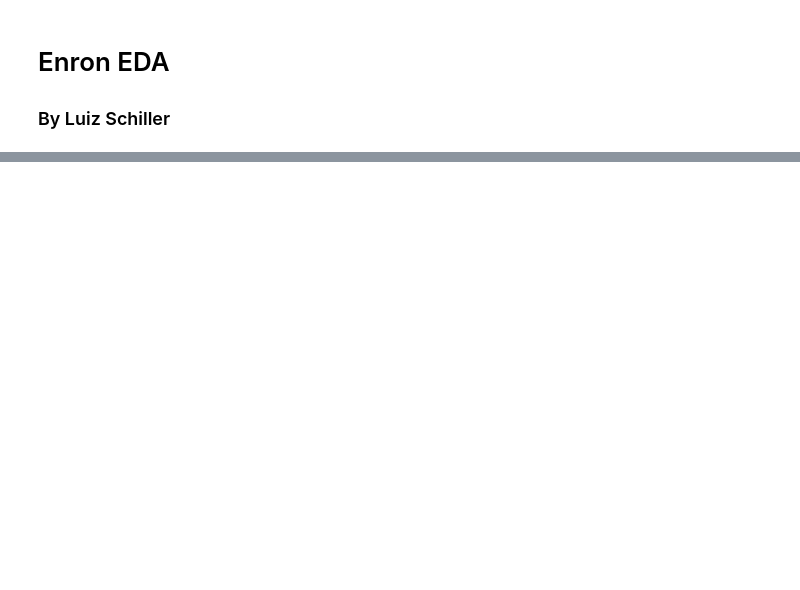
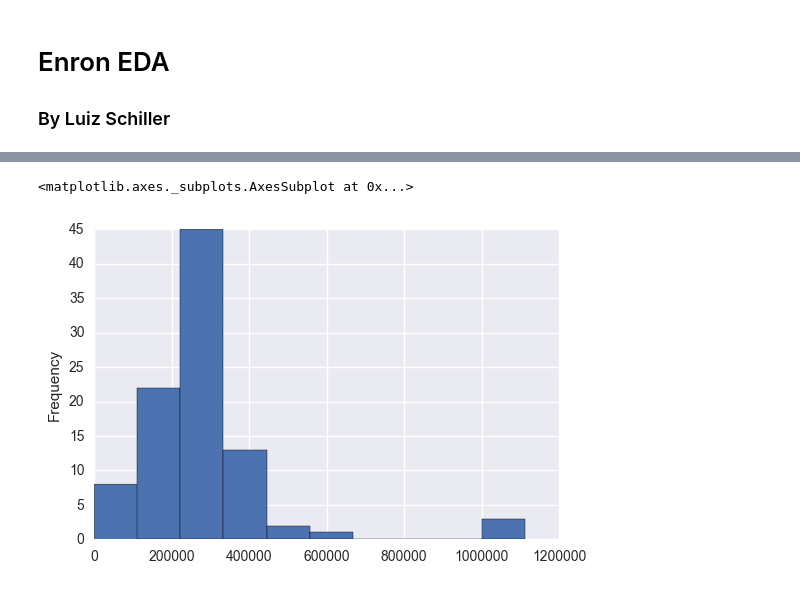
Before and after one commit to schiller/ud120-projects, a Jupyter notebook: final_project/Enron EDA.ipynb, the cells around one changed output, grey strips where cells are left out. Cells and saved outputs as stored; diff of their text form; code cells hidden in the pictures; blank space fills up the shorter version.

```diff
--- a/final_project/Enron EDA.ipynb
+++ b/final_project/Enron EDA.ipynb
@@ -80,0 +119,5 @@ A lot of missing values
+# %%
+df['salary'].plot.hist(by='poi')
+# %% [output]
+<matplotlib.axes._subplots.AxesSubplot at 0x...>
+[figure, added]
```
Also changed, not shown: parts of 14 cells of this notebook.
